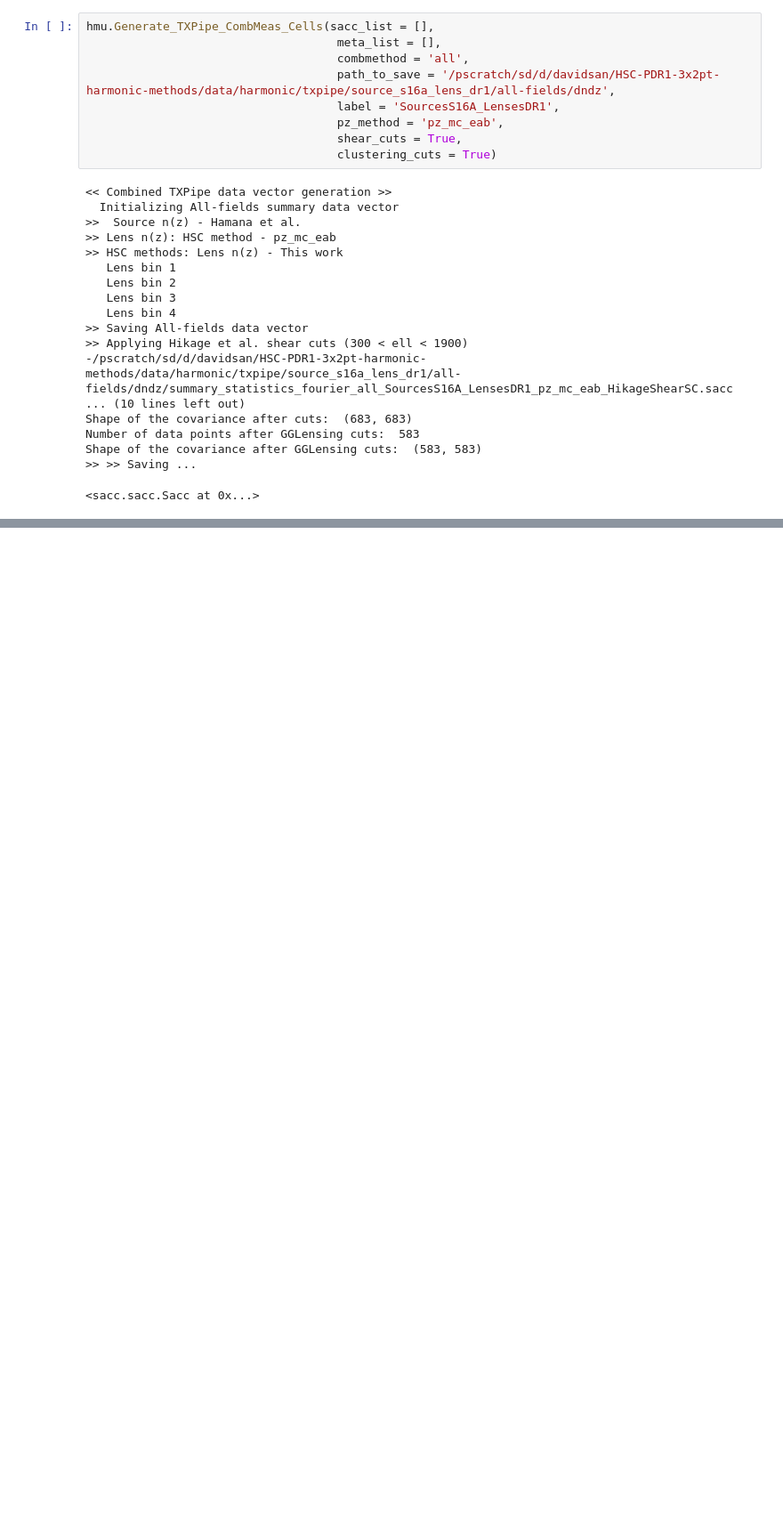
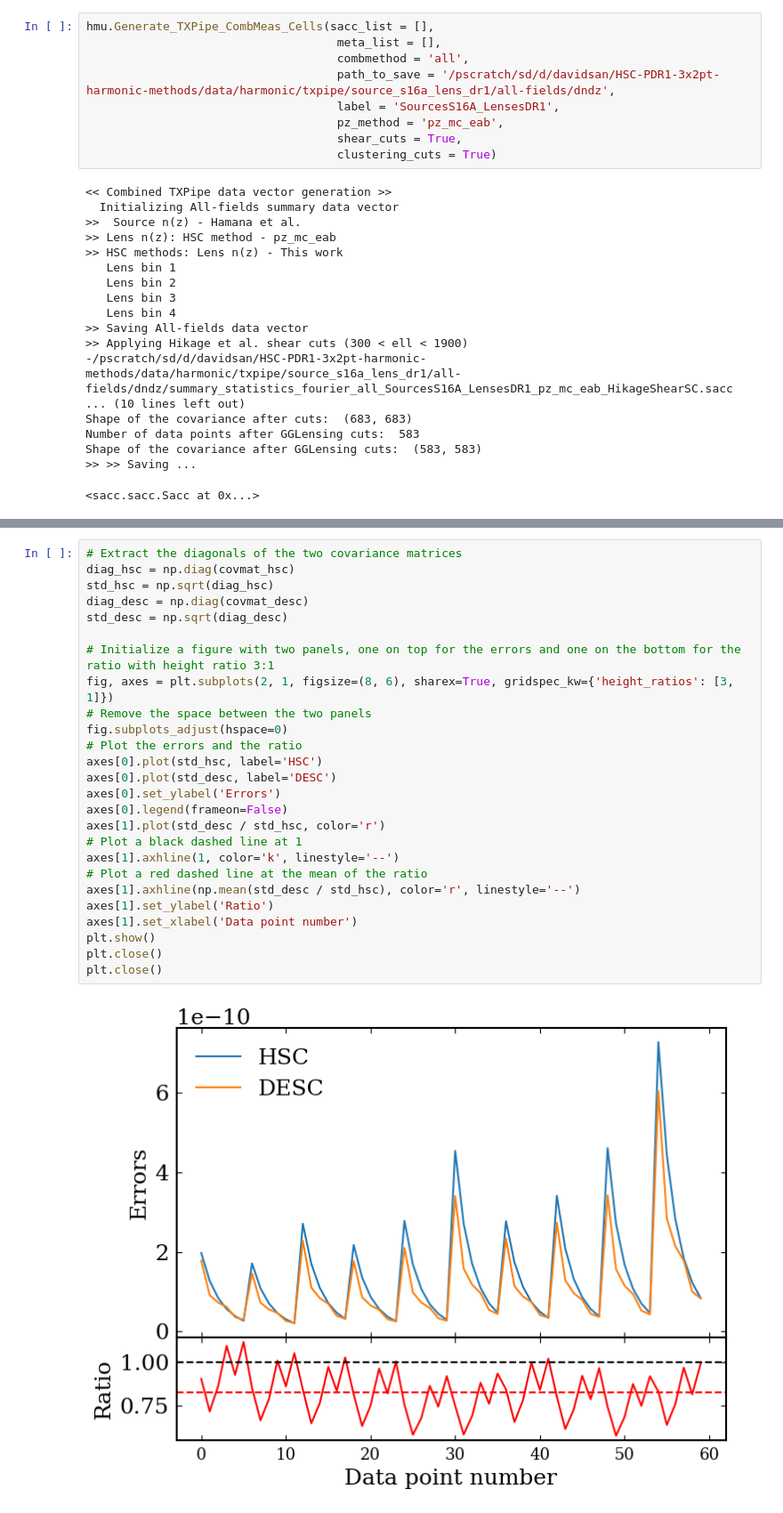
Before and after one commit to davsan06/HSC-PDR1-3x2pt-harmonic-methods, a Jupyter notebook: analysis/NBMeasurementGeneration.ipynb, the cells around one changed output, grey strips where cells are left out. Shown at 89% size. Saved outputs shown, nothing was run; the diff lists cells and outputs as text; blank space fills up the shorter version.

```diff
--- a/analysis/NBMeasurementGeneration.ipynb
+++ b/analysis/NBMeasurementGeneration.ipynb
@@ -167,0 +306,28 @@ Shape of the covariance after GGLensing cuts:  (583, 583)
+# %%
+# Extract the diagonals of the two covariance matrices
+diag_hsc = np.diag(covmat_hsc)
+std_hsc = np.sqrt(diag_hsc)
+diag_desc = np.diag(covmat_desc)
+std_desc = np.sqrt(diag_desc)
+
+# Initialize a figure with two panels, one on top for the errors and one on the bottom for the ratio with height ratio 3:1
+fig, axes = plt.subplots(2, 1, figsize=(8, 6), sharex=True, gridspec_kw={'height_ratios': [3, 1]})
+# Remove the space between the two panels
+fig.subplots_adjust(hspace=0)
+# Plot the errors and the ratio
+axes[0].plot(std_hsc, label='HSC')
+axes[0].plot(std_desc, label='DESC')
+axes[0].set_ylabel('Errors')
+axes[0].legend(frameon=False)
+axes[1].plot(std_desc / std_hsc, color='r')
+# Plot a black dashed line at 1
+axes[1].axhline(1, color='k', linestyle='--')
+# Plot a red dashed line at the mean of the ratio
+axes[1].axhline(np.mean(std_desc / std_hsc), color='r', linestyle='--')
+axes[1].set_ylabel('Ratio')
+axes[1].set_xlabel('Data point number')
+plt.show()
+plt.close()
+plt.close()
+# %% [output]
+[figure, added]
```
Also changed, not shown: parts of 20 cells of this notebook.
